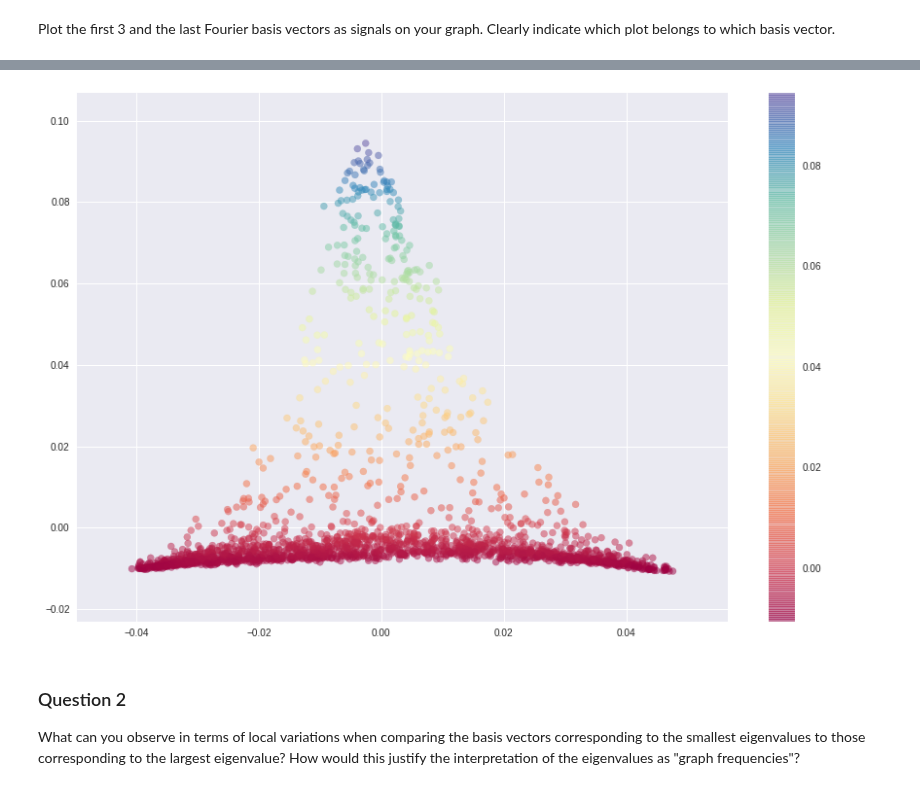
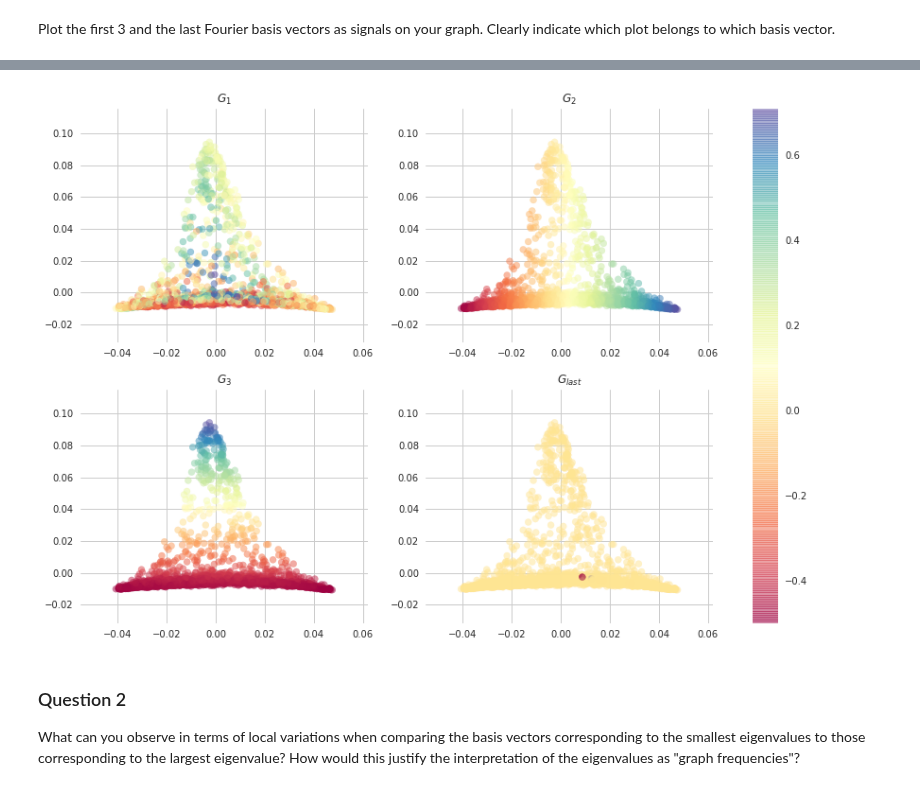
Before and after one commit to TTimTT/NTDS_Project, a Jupyter notebook: milestone_4/Tim_graph_signal_processing.ipynb, the cells around one changed output, grey strips where cells are left out. Drawn from its saved outputs; the diff is of its cells as text; code cells hidden in the pictures.

Commit message:
Exercice 3, partly done, big issues with the plots!!

```diff
--- a/milestone_4/Tim_graph_signal_processing.ipynb
+++ b/milestone_4/Tim_graph_signal_processing.ipynb
@@ -126,7 +105,0 @@ plt.show()
-# %%
-plt.figure(figsize=(15, 10))
-plt.scatter(eigenvectors[:, 1], eigenvectors[:, 2], c=U[:,2], alpha=0.5, cmap='Spectral')
-plt.colorbar()
-plt.show()
-# %% [output]
-[figure, removed]
@@ -135,3 +106,31 @@ plt.show()
+# %%
+# Plot test:
+from matplotlib import pyplot as plt
+import seaborn
+plt.style.use('seaborn')#switch to seaborn style
+seaborn.set_style(style='whitegrid')
+
+fig, axes = plt.subplots(nrows=2, ncols=2)
+fig.set_size_inches(15, 10)
+
+#
+axes[0,0].scatter(U[:, 1], U[:, 2], c=U[:,0], alpha=0.5, cmap='Spectral')
+axes[0,0].set_title('$G_1$')
+
+axes[0,1].scatter(U[:, 1], U[:, 2], c=U[:,1], alpha=0.5, cmap='Spectral')
+axes[0,1].set_title('$G_2$')
+
+axes[1,0].scatter(U[:, 1], U[:, 2], c=U[:,2], alpha=0.5, cmap='Spectral')
+axes[1,0].set_title('$G_3$')
+
+im = axes[1,1].scatter(U[:, 1], U[:, 2], c=U[:,-1], alpha=0.5, cmap='Spectral')
+axes[1,1].set_title('$G_{last}$')
+
+#
+fig.colorbar(im, ax=axes.ravel().tolist())
+plt.show()
+# %% [output]
+[figure, added]
 # %% [markdown]
 ### Question 2
 
```
Also changed, not shown: parts of 21 cells of this notebook.
